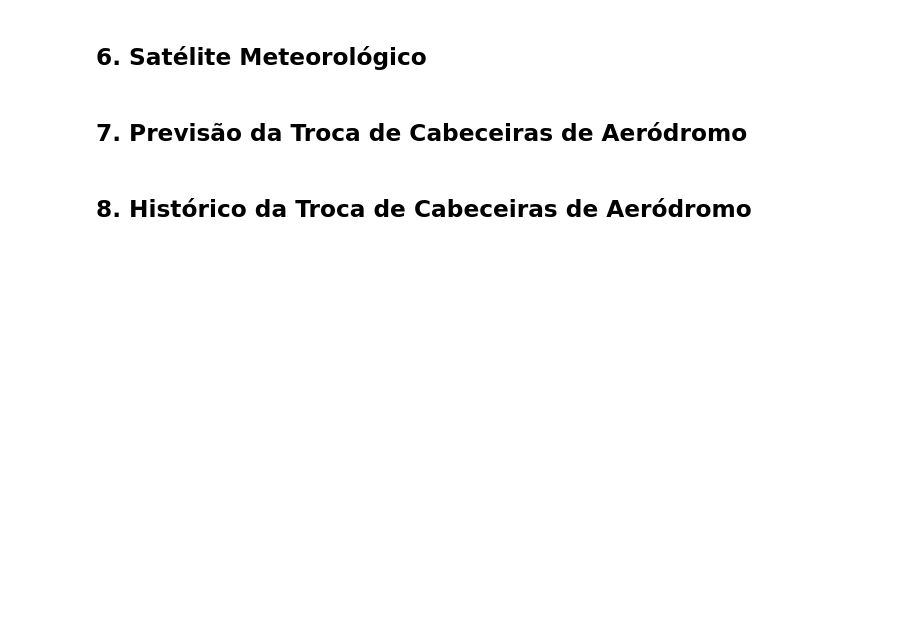
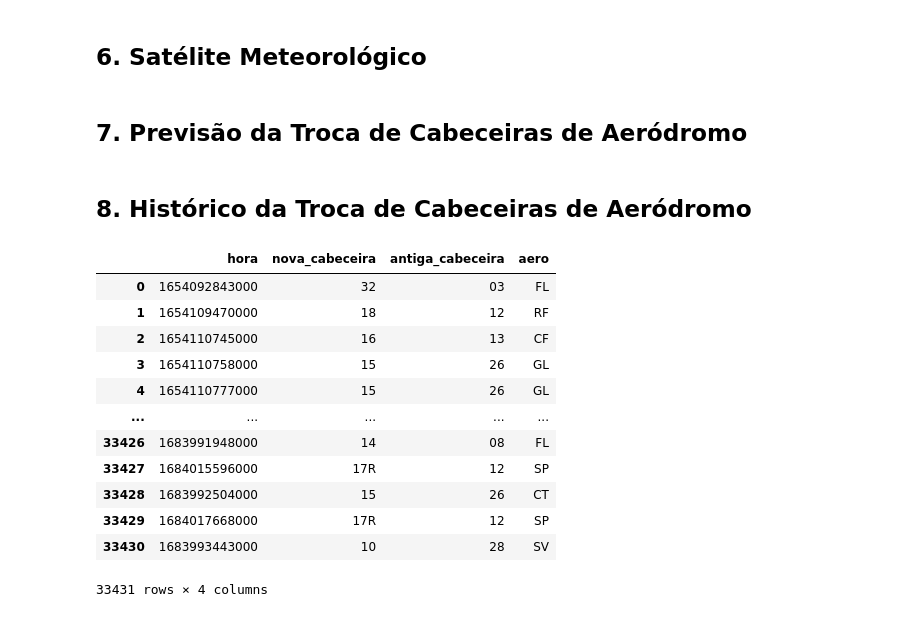
Before and after one commit to UFRJ-Analytica/competicao-ita, a Jupyter notebook: dados.ipynb, the cells around one changed output. Drawn from its saved outputs; the diff is of its cells as text; code cells hidden in the pictures; blank space fills up the shorter version.

```diff
--- a/dados.ipynb
+++ b/dados.ipynb
@@ -59,3 +59,19 @@ df.to_csv('Dados/tc-prev.csv', index=False)
 # %%
 df = get_dados('tc-real')
 df.to_csv('Dados/tc-real.csv', index=False)
+# %%
+df
+# %% [output]
+|  | hora | nova_cabeceira | antiga_cabeceira | aero |
+| 0 | 1654092843000 | 32 | 03 | FL |
+| 1 | 1654109470000 | 18 | 12 | RF |
+| 2 | 1654110745000 | 16 | 13 | CF |
+| 3 | 1654110758000 | 15 | 26 | GL |
+| 4 | 1654110777000 | 15 | 26 | GL |
+| ... | ... | ... | ... | ... |
+| 33426 | 1683991948000 | 14 | 08 | FL |
+| 33427 | 1684015596000 | 17R | 12 | SP |
+| 33428 | 1683992504000 | 15 | 26 | CT |
+| 33429 | 1684017668000 | 17R | 12 | SP |
+| 33430 | 1683993443000 | 10 | 28 | SV |
+33431 rows × 4 columns
```
Also changed, not shown: 2 other files.
